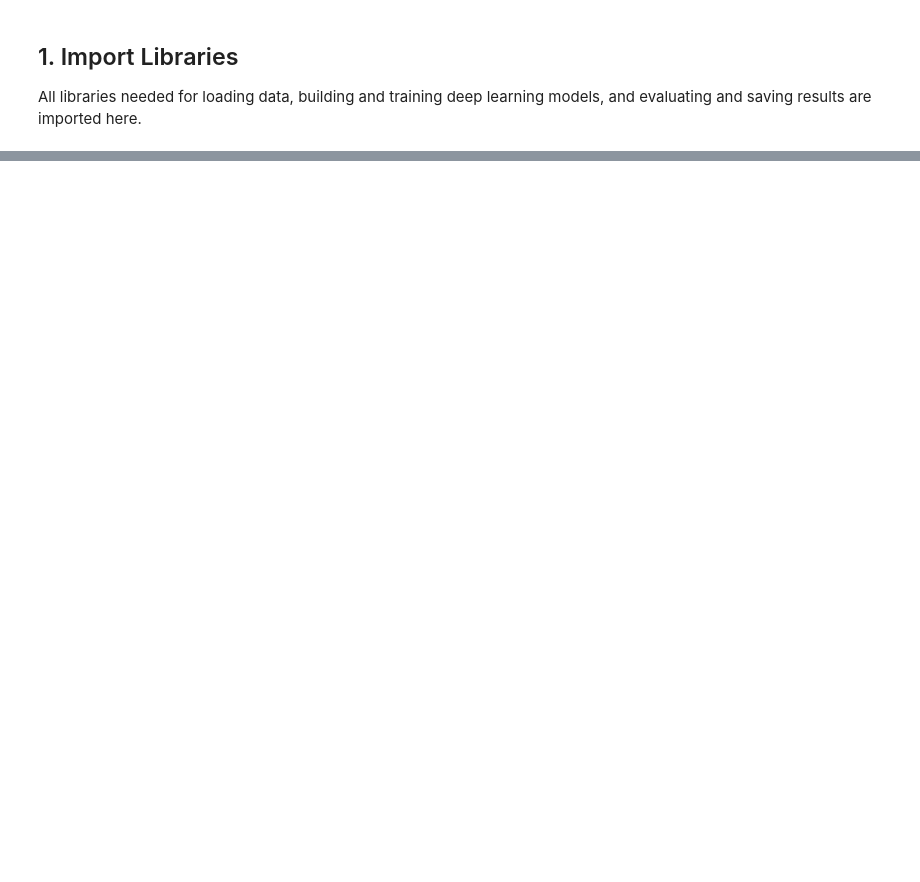
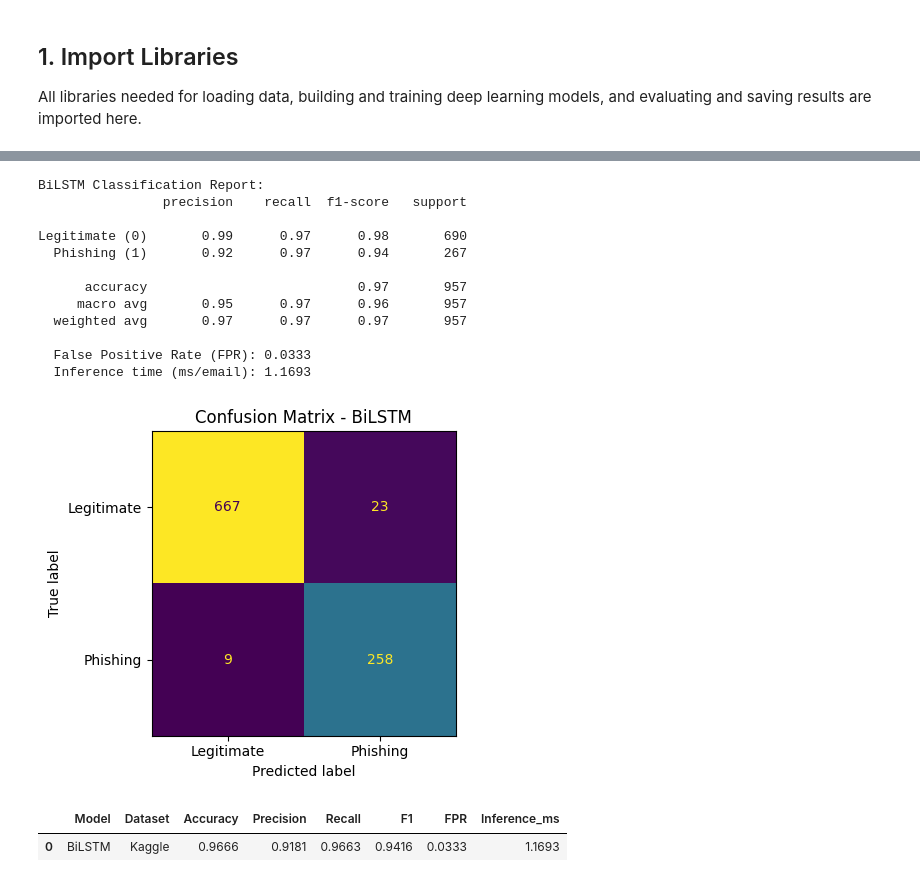
Before and after one commit to ChickenTenders2/cm3203-phishing-nlp, a Jupyter notebook: notebooks/kaggle_deep_learning.ipynb, the cells around one changed output, grey strips where cells are left out. Saved outputs shown, nothing was run; the diff lists cells and outputs as text; code cells hidden in the pictures; blank space fills up the shorter version.

```diff
--- a/notebooks/kaggle_deep_learning.ipynb
+++ b/notebooks/kaggle_deep_learning.ipynb
@@ -517,0 +586,46 @@ Results saved to ../results/kaggle_dl_results.csv
+# %%
+_, bilstm_acc, bilstm_prec, bilstm_rec, bilstm_f1, bilstm_fpr, labels_lstm, preds_lstm = evaluate(bilstm, test_loader, criterion, DEVICE)
+bilstm_inference_ms = measure_inference_time(bilstm, test_loader, DEVICE)
+
+print("BiLSTM Classification Report:")
+print(classification_report(labels_lstm, preds_lstm, target_names=["Legitimate (0)", "Phishing (1)"]))
+print(f"  False Positive Rate (FPR): {bilstm_fpr:.4f}")
+print(f"  Inference time (ms/email): {bilstm_inference_ms}")
+
+results_bilstm = {
+    "Model": "BiLSTM",
+    "Dataset": "Kaggle",
+    "Accuracy": round(bilstm_acc, 4),
+    "Precision": round(bilstm_prec, 4),
+    "Recall": round(bilstm_rec, 4),
+    "F1": round(bilstm_f1, 4),
+    "FPR": round(bilstm_fpr, 4),
+    "Inference_ms": bilstm_inference_ms,
+}
+
+cm_lstm = confusion_matrix(labels_lstm, preds_lstm)
+disp = ConfusionMatrixDisplay(confusion_matrix=cm_lstm, display_labels=["Legitimate", "Phishing"])
+fig, ax = plt.subplots(figsize=(5, 4))
+disp.plot(ax=ax, colorbar=False)
+ax.set_title("Confusion Matrix - BiLSTM")
+plt.tight_layout()
+plt.savefig(results_dir / "kaggle_cm_bilstm.png", dpi=150)
+plt.show()
+
+pd.DataFrame([results_bilstm])
+# %% [output]
+BiLSTM Classification Report:
+                precision    recall  f1-score   support
+
+Legitimate (0)       0.99      0.97      0.98       690
+  Phishing (1)       0.92      0.97      0.94       267
+
+      accuracy                           0.97       957
+     macro avg       0.95      0.97      0.96       957
+  weighted avg       0.97      0.97      0.97       957
+
+  False Positive Rate (FPR): 0.0333
+  Inference time (ms/email): 1.1693
+[figure, added]
+|  | Model | Dataset | Accuracy | Precision | Recall | F1 | FPR | Inference_ms |
+| 0 | BiLSTM | Kaggle | 0.9666 | 0.9181 | 0.9663 | 0.9416 | 0.0333 | 1.1693 |
```
Also changed, not shown: parts of 51 cells of this notebook, 14 other files.
